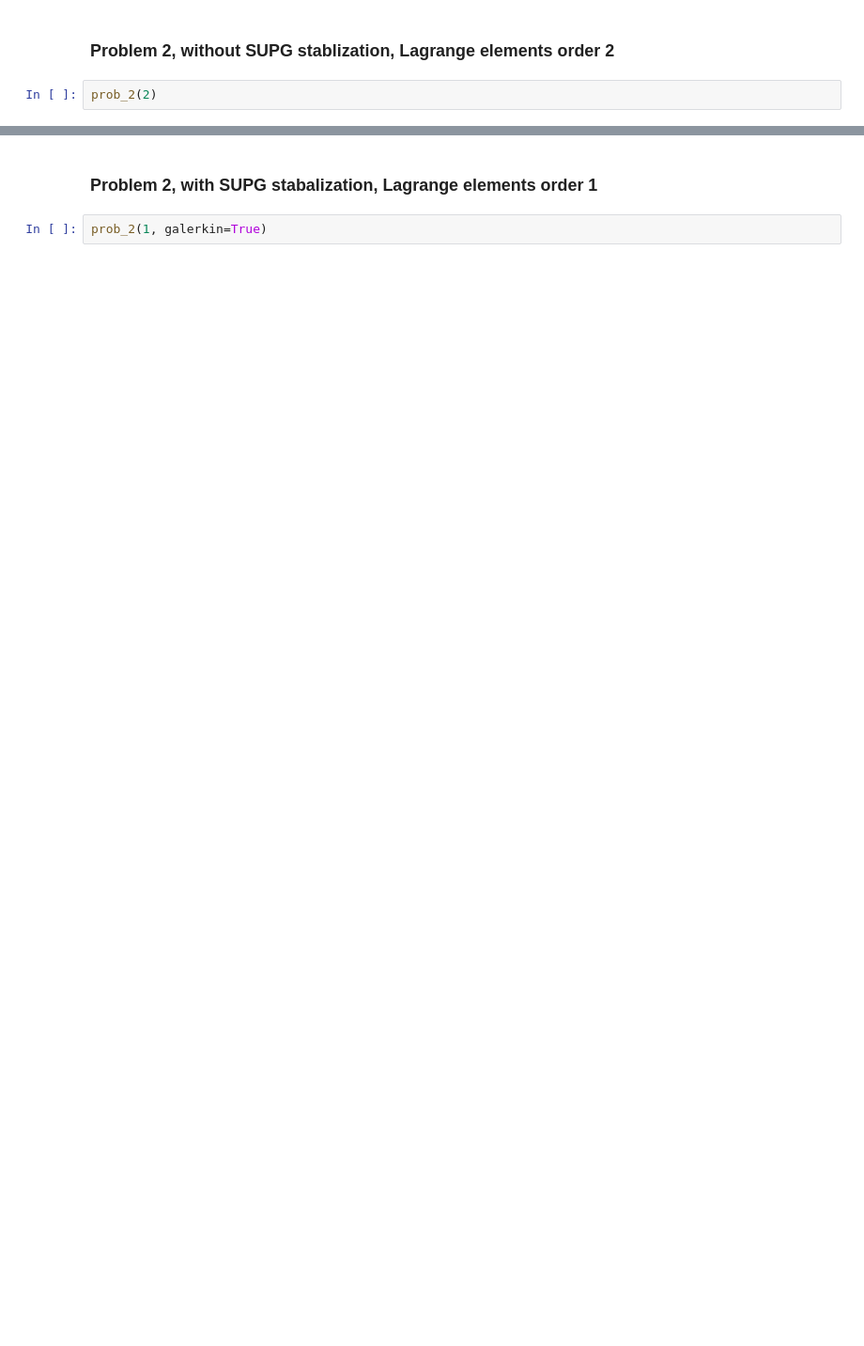
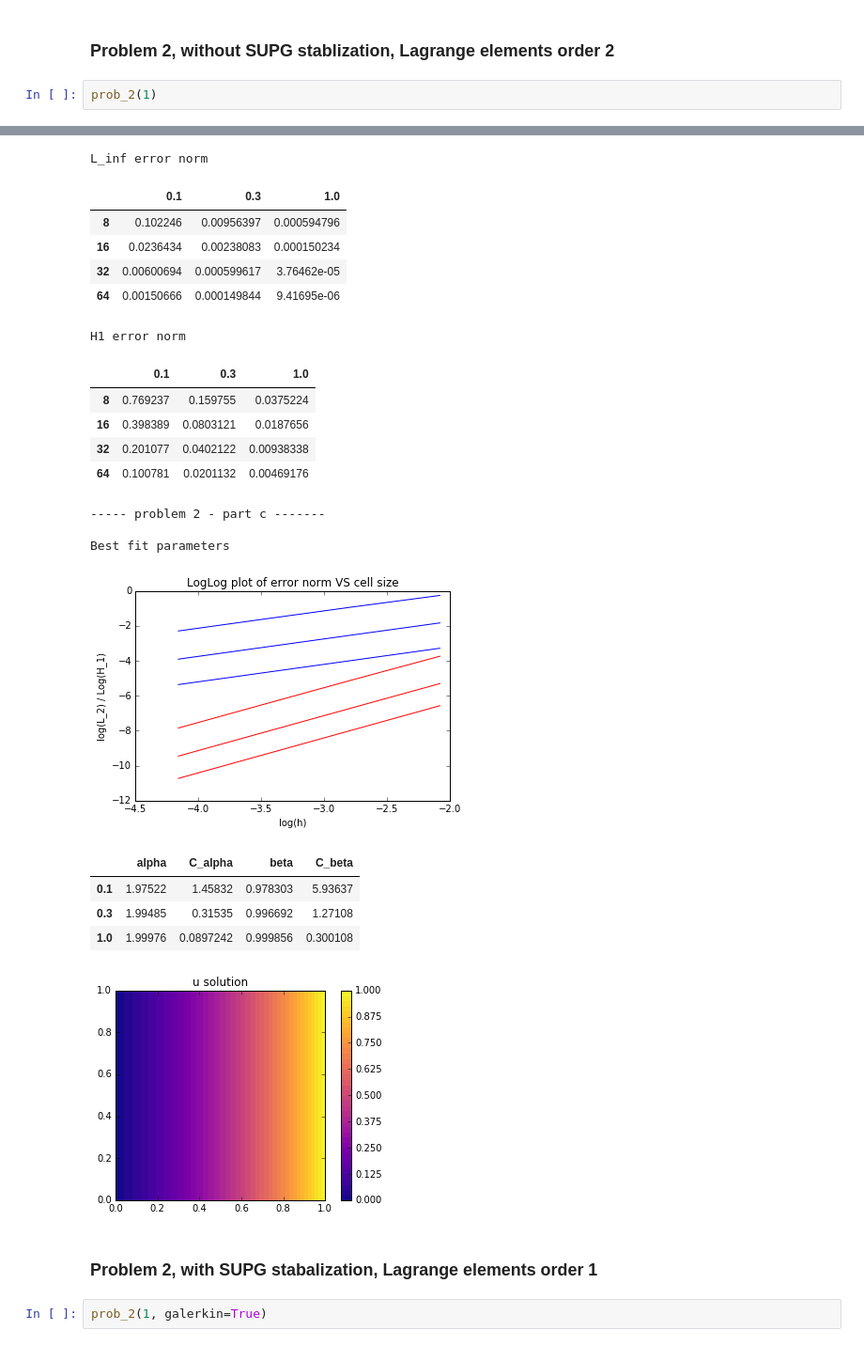
Before and after one commit to Cumulus0/Masters, a Jupyter notebook: MEK4250/oblig_1_Trym_Erik_Nielsen.ipynb, the cells around one changed output, grey strips where cells are left out. Shown at 94% size. Drawn from its saved outputs; the diff is of its cells as text; blank space fills up the shorter version.

```diff
--- a/MEK4250/oblig_1_Trym_Erik_Nielsen.ipynb
+++ b/MEK4250/oblig_1_Trym_Erik_Nielsen.ipynb
@@ -224,4 +286,5 @@ prob_1(2)
 # %% [markdown]
 ### Problem 2, without SUPG stablization, Lagrange elements order 2
 # %%
-prob_2(2)
+prob_2(1)
+# %% [output]
@@ -228,3 +299,24 @@ prob_2(2)
+L_inf error norm
+|  | 0.1 | 0.3 | 1.0 |
+| 8 | 0.102246 | 0.00956397 | 0.000594796 |
+| 16 | 0.0236434 | 0.00238083 | 0.000150234 |
+| 32 | 0.00600694 | 0.000599617 | 3.76462e-05 |
+| 64 | 0.00150666 | 0.000149844 | 9.41695e-06 |
+H1 error norm
+|  | 0.1 | 0.3 | 1.0 |
+| 8 | 0.769237 | 0.159755 | 0.0375224 |
+| 16 | 0.398389 | 0.0803121 | 0.0187656 |
+| 32 | 0.201077 | 0.0402122 | 0.00938338 |
+| 64 | 0.100781 | 0.0201132 | 0.00469176 |
+----- problem 2 - part c -------
+
+Best fit parameters
+[figure, added]
+|  | alpha | C_alpha | beta | C_beta |
+| 0.1 | 1.97522 | 1.45832 | 0.978303 | 5.93637 |
+| 0.3 | 1.99485 | 0.31535 | 0.996692 | 1.27108 |
+| 1.0 | 1.99976 | 0.0897242 | 0.999856 | 0.300108 |
+[figure, added]
 # %% [markdown]
 ### Problem 2, with SUPG stabalization, Lagrange elements order 1
 # %%
```
Also changed, not shown: parts of 5 cells of this notebook, 2 other files.
